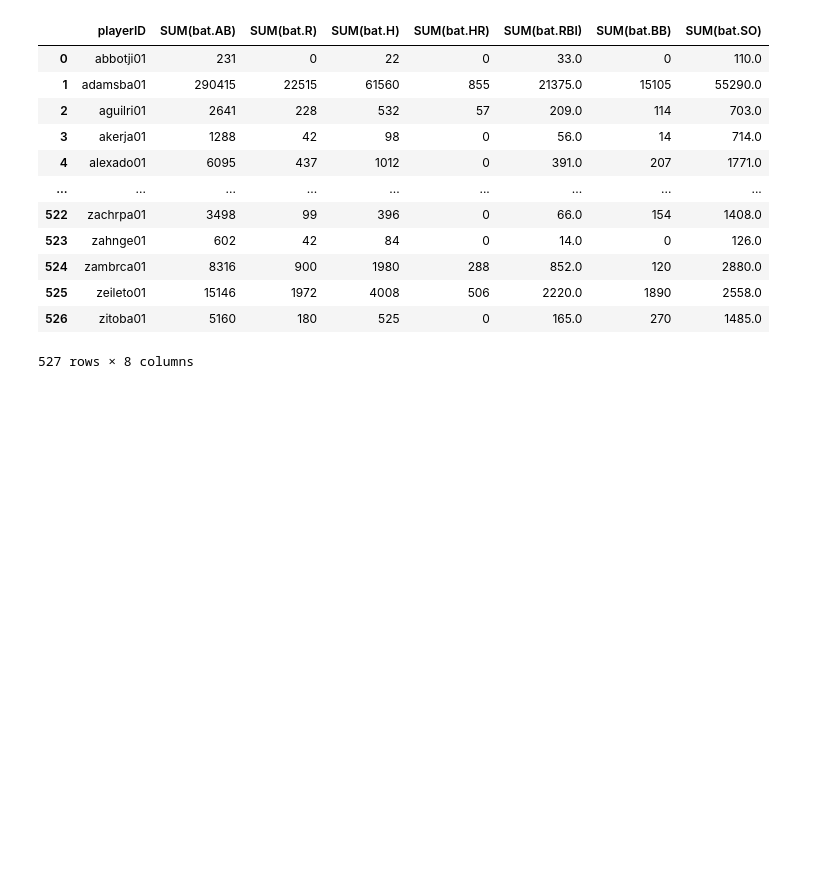
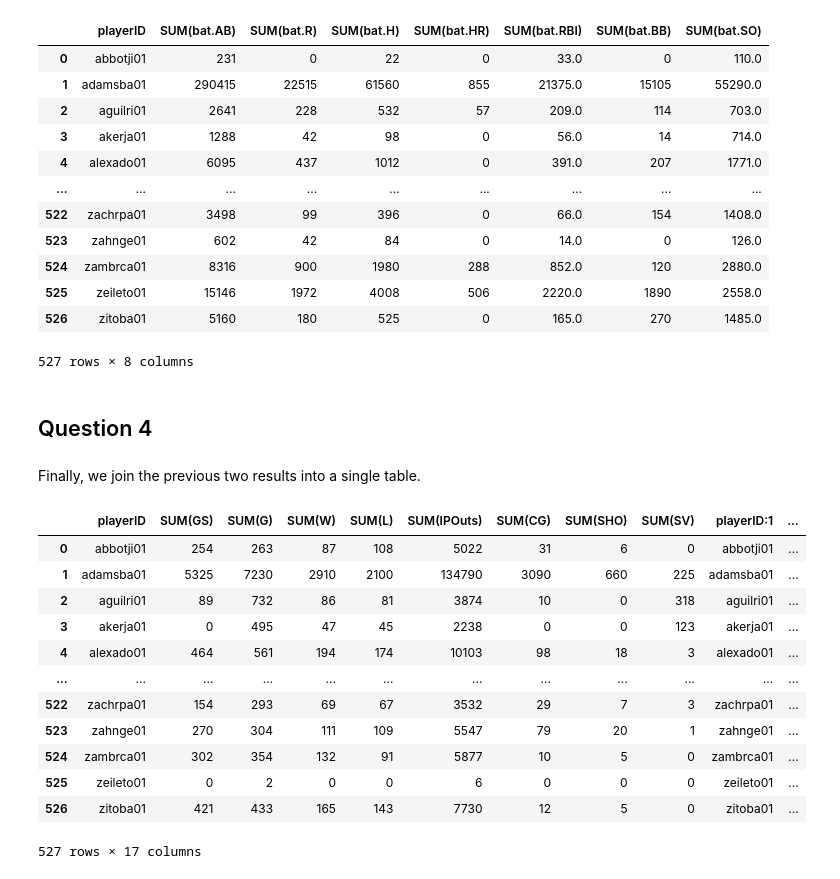
Before and after one commit to solivagvs/st554hw06, a Jupyter notebook: stat554hw06.ipynb, the cells around one changed output. Saved outputs shown, nothing was run; the diff lists cells and outputs as text; code cells hidden in the pictures; blank space fills up the shorter version.

```diff
--- a/stat554hw06.ipynb
+++ b/stat554hw06.ipynb
@@ -97,5 +104,6 @@ Next, for all the hall of fame pitchers, we create a table of all their batting
 # %%
 q3query = '''
+    CREATE TABLE IF NOT EXISTS "hallOfFame2" AS
     SELECT hall.playerID,
     SUM(bat.AB), SUM(bat.R), SUM(bat.H), SUM(bat.HR), SUM(bat.RBI),
     SUM(bat.BB), SUM(bat.SO)
@@ -107,11 +115,17 @@ q3query = '''
     GROUP BY hall.playerID
         '''
 
+q3query2 = '''
+    SELECT *
+    FROM "HallOfFame2"
+    '''
+
 #execute the SQL query on the database!
 cursor.execute(q3query)
+cursor.execute(q3query2)
 
 # read the table in as a dataframe and view it
-hallOfFame2 = pd.read_sql(q3query, con)
+hallOfFame2 = pd.read_sql(q3query2, con)
 hallOfFame2
 # %% [output]
 |  | playerID | SUM(bat.AB) | SUM(bat.R) | SUM(bat.H) | SUM(bat.HR) | SUM(bat.RBI) | SUM(bat.BB) | SUM(bat.SO) |
@@ -127,3 +141,49 @@ hallOfFame2
 | 525 | zeileto01 | 15146 | 1972 | 4008 | 506 | 2220.0 | 1890 | 2558.0 |
 | 526 | zitoba01 | 5160 | 180 | 525 | 0 | 165.0 | 270 | 1485.0 |
 527 rows × 8 columns
+# %% [markdown]
+## Question 4
+# %% [markdown]
+Finally, we join the previous two results into a single table.
+# %%
+q4query = '''
+    CREATE TABLE IF NOT EXISTS "hallOfFameFinal" AS
+    SELECT *
+    FROM hallOfFame1 AS hall1
+    INNER JOIN hallOfFame2 AS hall2
+    ON hall1.playerID = hall2.playerID
+    GROUP BY hall1.playerID
+    '''
+
+#q4query2 = '''
+    #ALTER TABLE "hallOfFameFinal"
+    #DROP COLUMN "playerID:1"
+    #'''
+
+q4query3 = '''
+    SELECT *
+    FROM "hallOfFameFinal"
+    '''
+
+#execute the SQL query on the database!
+cursor.execute(q4query)
+#cursor.execute(q4query2)
+cursor.execute(q4query3)
+
+# read the table in as a dataframe and view it
+hallOfFameFinal = pd.read_sql(q4query3, con)
+hallOfFameFinal
+# %% [output]
+|  | playerID | SUM(GS) | SUM(G) | SUM(W) | SUM(L) | SUM(IPOuts) | SUM(CG) | SUM(SHO) | SUM(SV) | playerID:1 | ... |
+| 0 | abbotji01 | 254 | 263 | 87 | 108 | 5022 | 31 | 6 | 0 | abbotji01 | ... |
+| 1 | adamsba01 | 5325 | 7230 | 2910 | 2100 | 134790 | 3090 | 660 | 225 | adamsba01 | ... |
+| 2 | aguilri01 | 89 | 732 | 86 | 81 | 3874 | 10 | 0 | 318 | aguilri01 | ... |
+| 3 | akerja01 | 0 | 495 | 47 | 45 | 2238 | 0 | 0 | 123 | akerja01 | ... |
+| 4 | alexado01 | 464 | 561 | 194 | 174 | 10103 | 98 | 18 | 3 | alexado01 | ... |
+| ... | ... | ... | ... | ... | ... | ... | ... | ... | ... | ... | ... |
+| 522 | zachrpa01 | 154 | 293 | 69 | 67 | 3532 | 29 | 7 | 3 | zachrpa01 | ... |
+| 523 | zahnge01 | 270 | 304 | 111 | 109 | 5547 | 79 | 20 | 1 | zahnge01 | ... |
+| 524 | zambrca01 | 302 | 354 | 132 | 91 | 5877 | 10 | 5 | 0 | zambrca01 | ... |
+| 525 | zeileto01 | 0 | 2 | 0 | 0 | 6 | 0 | 0 | 0 | zeileto01 | ... |
+| 526 | zitoba01 | 421 | 433 | 165 | 143 | 7730 | 12 | 5 | 0 | zitoba01 | ... |
+527 rows × 17 columns
```
Also changed, not shown: parts of 4 cells of this notebook.
